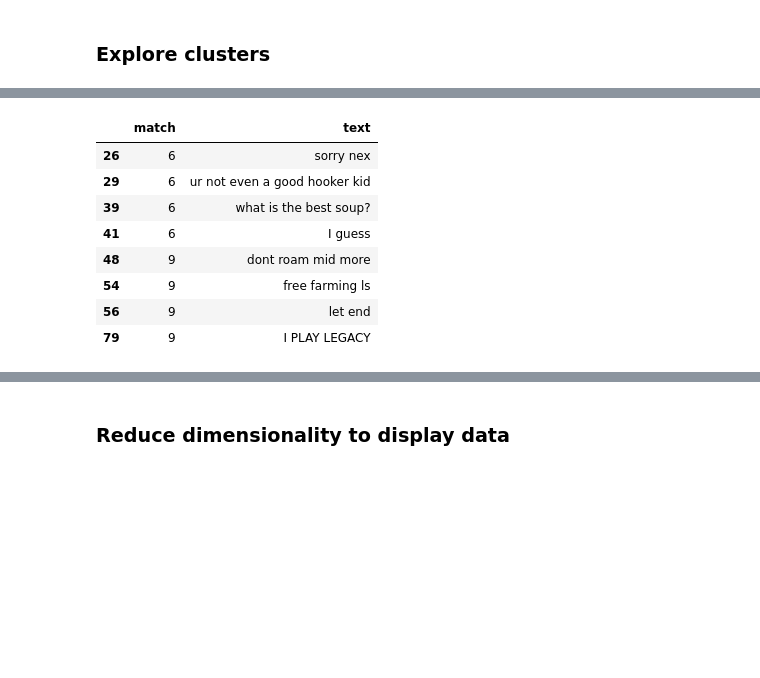
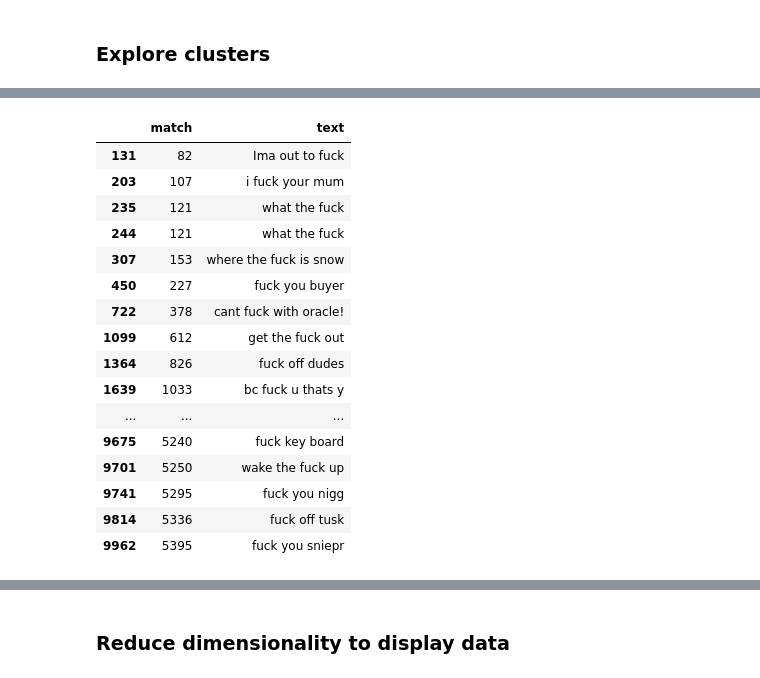
Before and after one commit to csralvall/online_game_toxicity, a Jupyter notebook: clustering_w2v.ipynb, the cells around one changed output, grey strips where cells are left out. Cells and saved outputs as stored; diff of their text form; code cells hidden in the pictures; blank space fills up the shorter version.

```diff
--- a/clustering_w2v.ipynb
+++ b/clustering_w2v.ipynb
@@ -244,7 +246,7 @@ df_test.to_csv(f'/content/drive/MyDrive/nlp/w2v_clusters_df.csv', index=False)
 # %% [markdown]
 ### Load FastText clusters
 # %%
-df_test = pd.read_csv('/content/drive/MyDrive/nlp/w2v_clusters_df.csv')
+df_test = pd.read_csv('/content/drive/MyDrive/nlp/w2v_clusters_df_2.csv')
 # %% [markdown]
 ### Explore results
 # %%
@@ -287,13 +333,21 @@ w2v_group.get_group(19)[['match','text']]
 # %%
-w2v_group.get_group(25)[['match','text']]
+w2v_group.get_group(12)[['match','text']]
 # %% [output]
 |  | match | text |
-| 26 | 6 | sorry nex |
-| 29 | 6 | ur not even a good hooker kid |
-| 39 | 6 | what is the best soup? |
-| 41 | 6 | I guess |
-| 48 | 9 | dont roam mid more |
-| 54 | 9 | free farming ls |
-| 56 | 9 | let end |
-| 79 | 9 | I PLAY LEGACY |
+| 131 | 82 | Ima out to fuck |
+| 203 | 107 | i fuck your mum |
+| 235 | 121 | what the fuck |
+| 244 | 121 | what the fuck |
+| 307 | 153 | where the fuck is snow |
+| 450 | 227 | fuck you buyer |
+| 722 | 378 | cant fuck with oracle! |
+| 1099 | 612 | get the fuck out |
+| 1364 | 826 | fuck off dudes |
+| 1639 | 1033 | bc fuck u thats y |
+| ... | ... | ... |
+| 9675 | 5240 | fuck key board |
+| 9701 | 5250 | wake the fuck up |
+| 9741 | 5295 | fuck you nigg |
+| 9814 | 5336 | fuck off tusk |
+| 9962 | 5395 | fuck you sniepr |
 # %%
```
Also changed, not shown: parts of 23 cells of this notebook.
